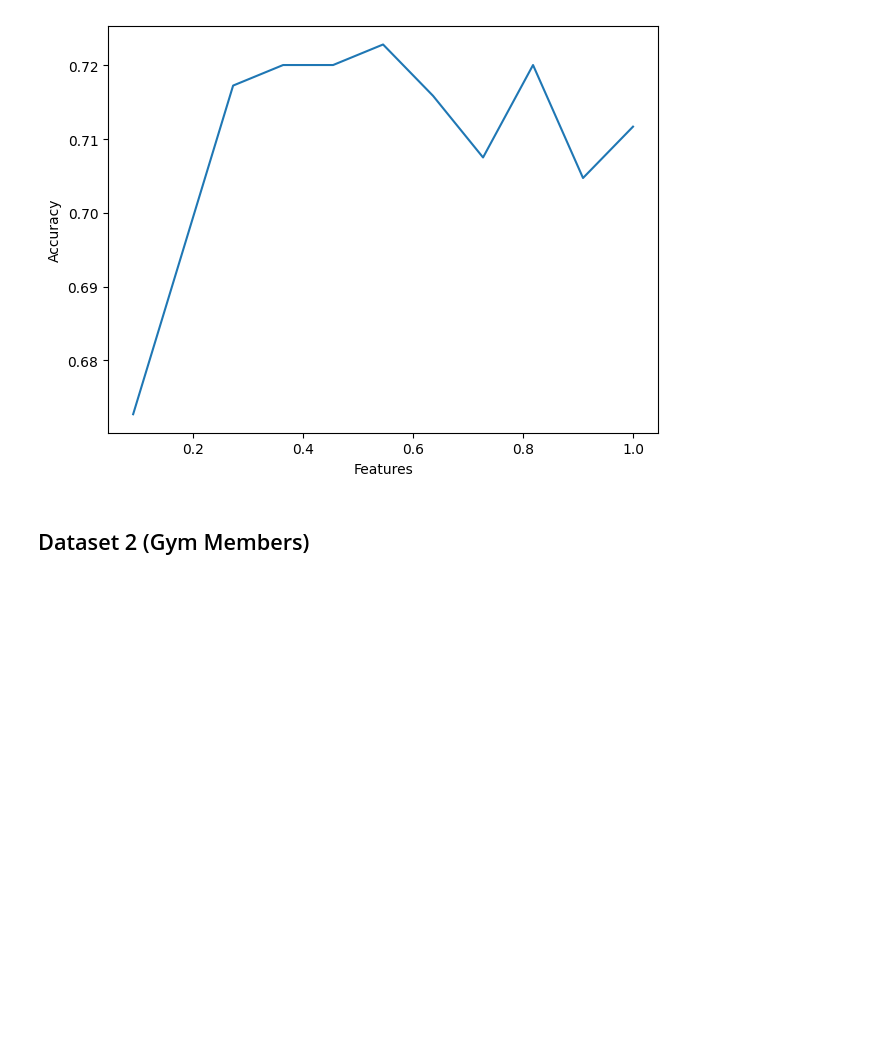
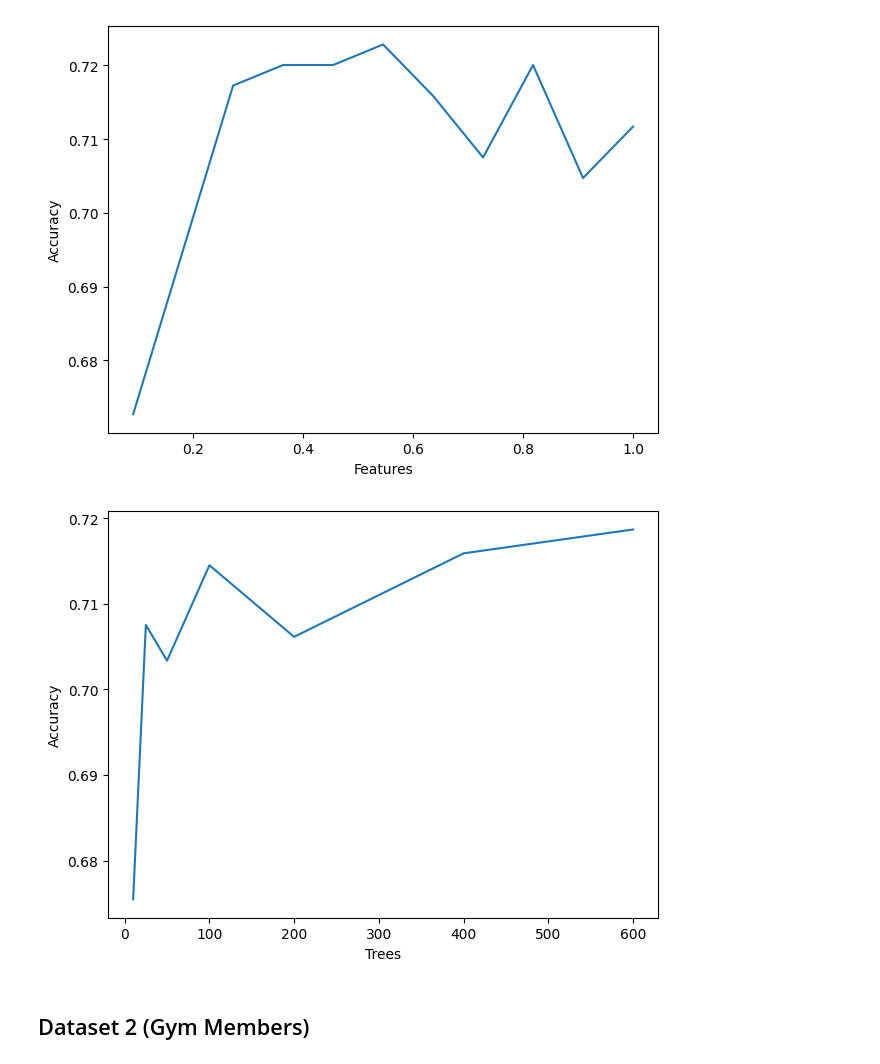
Before and after one commit to ahrami/random-forest, a Jupyter notebook: specifically-forest.ipynb, the cells around one changed output. Saved outputs shown, nothing was run; the diff lists cells and outputs as text; code cells hidden in the pictures; blank space fills up the shorter version.

Commit message:
feat: add n_estimators tuning for classification

```diff
--- a/specifically-forest.ipynb
+++ b/specifically-forest.ipynb
@@ -207,6 +207,25 @@ for i in range(1, n+1):
 plot_score_features_subspace(feats, scores)
 # %% [output]
 [figure]
+# %%
+estimators = [10, 25, 50, 100, 200, 400, 600]
+scores = []
+n = len(Xc1_train.columns)
+for n_estimators in estimators:
+    rf = RandomForestClassifier(
+        n_estimators=n_estimators
+    )
+    rf.fit(Xc1_train, yc1_train)
+    score = rf.score(Xc1_test, yc1_test)
+    feats.append(max_features)
+    scores.append(score)
+fig, ax = plt.subplots()
+ax.plot(estimators, scores)
+ax.set_xlabel("Trees")
+ax.set_ylabel("Accuracy")
+fig.tight_layout()
+# %% [output]
+[figure, added]
 # %% [markdown]
 ## Dataset 2 (Gym Members)
 # %% [markdown]
```
